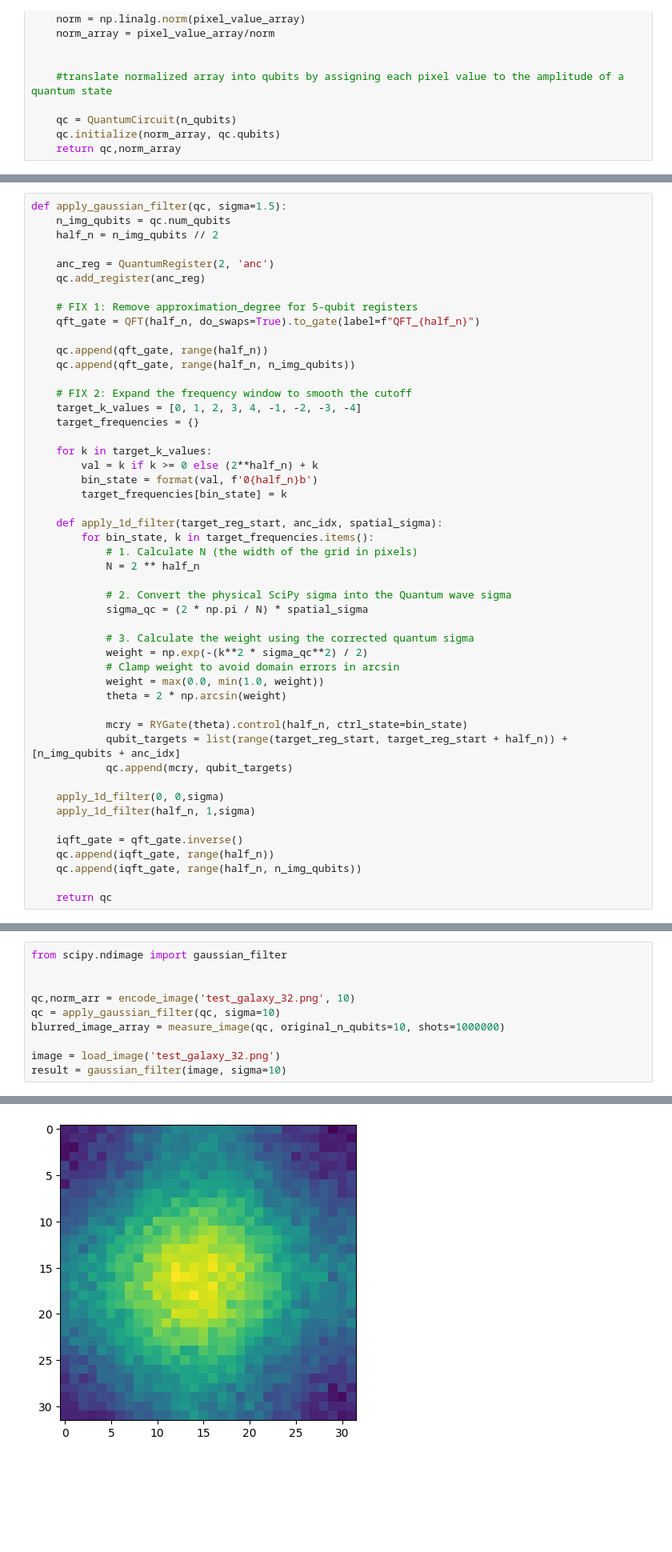
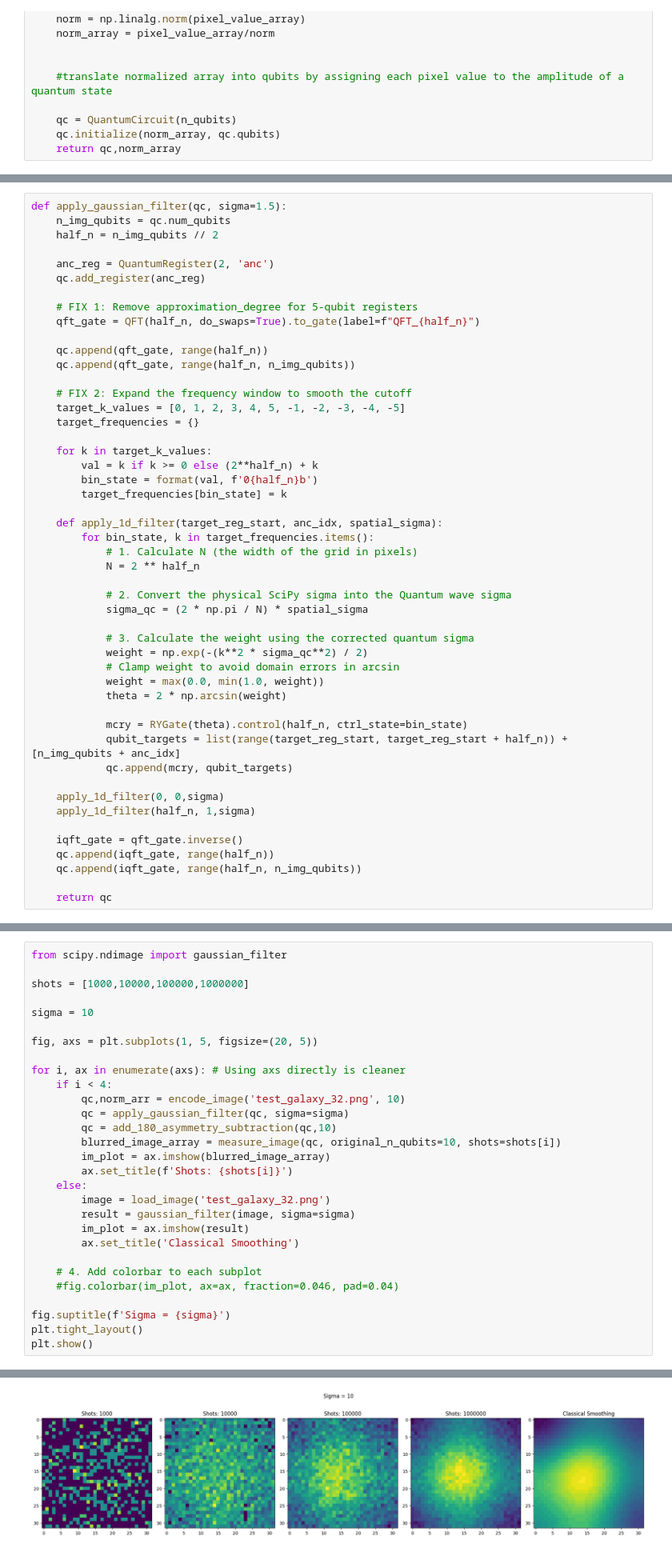
Before and after one commit to benz5460/QuantumRadio, a Jupyter notebook: QPIE_code.ipynb, the cells around one changed output, grey strips where cells are left out. Shown at 80% size. Drawn from its saved outputs; the diff is of its cells as text; blank space fills up the shorter version.

```diff
--- a/QPIE_code.ipynb
+++ b/QPIE_code.ipynb
@@ -117,7 +150,7 @@ def apply_gaussian_filter(qc, sigma=1.5):
     qc.append(qft_gate, range(half_n, n_img_qubits))
 
     # FIX 2: Expand the frequency window to smooth the cutoff
-    target_k_values = [0, 1, 2, 3, 4, -1, -2, -3, -4]
+    target_k_values = [0, 1, 2, 3, 4, 5, -1, -2, -3, -4, -5]
     target_frequencies = {}
 
     for k in target_k_values:
@@ -158,12 +191,31 @@ qc.draw('mpl')
 # %%
 from scipy.ndimage import gaussian_filter
 
+shots = [1000,10000,100000,1000000]
 
-qc,norm_arr = encode_image('test_galaxy_32.png', 10)
-qc = apply_gaussian_filter(qc, sigma=10)
-blurred_image_array = measure_image(qc, original_n_qubits=10, shots=1000000)
+sigma = 10
 
-image = load_image('test_galaxy_32.png')
-result = gaussian_filter(image, sigma=10)
+fig, axs = plt.subplots(1, 5, figsize=(20, 5))
+
+for i, ax in enumerate(axs): # Using axs directly is cleaner
+    if i < 4:
+        qc,norm_arr = encode_image('test_galaxy_32.png', 10)
+        qc = apply_gaussian_filter(qc, sigma=sigma)
+        qc = add_180_asymmetry_subtraction(qc,10)
+        blurred_image_array = measure_image(qc, original_n_qubits=10, shots=shots[i])
+        im_plot = ax.imshow(blurred_image_array)
+        ax.set_title(f'Shots: {shots[i]}')
+    else:
+        image = load_image('test_galaxy_32.png')
+        result = gaussian_filter(image, sigma=sigma)
+        im_plot = ax.imshow(result)
+        ax.set_title('Classical Smoothing')
+
+    # 4. Add colorbar to each subplot
+    #fig.colorbar(im_plot, ax=ax, fraction=0.046, pad=0.04)
+
+fig.suptitle(f'Sigma = {sigma}')
+plt.tight_layout()
+plt.show()
 # %% [output]
 --- FILTER DIAGNOSTICS ---
@@ -175 +238 @@ Retention Rate: 43.57%
-[figure, old version]
+[figure, new version]
```
Also changed, not shown: parts of 11 cells of this notebook, 4 other files.
